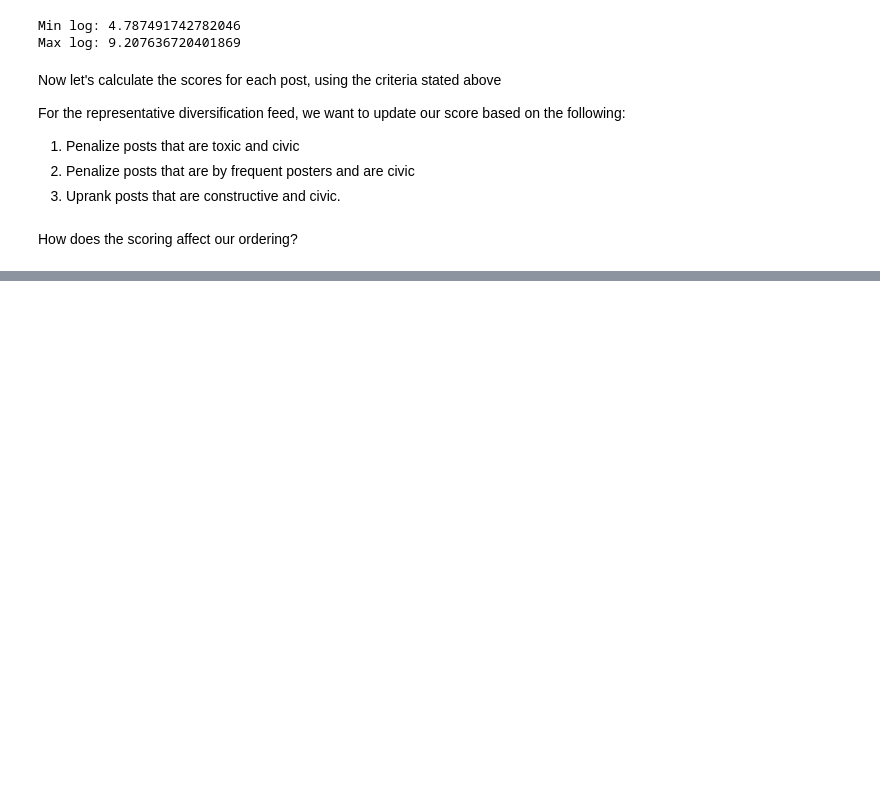
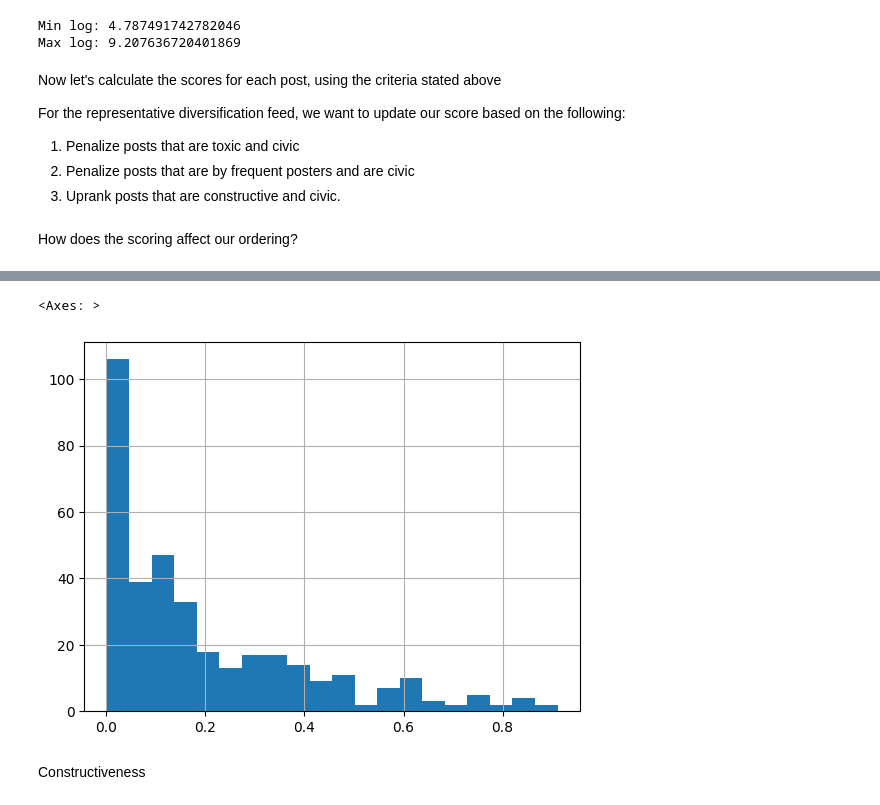
Before and after one commit to METResearchGroup/bluesky-research, a Jupyter notebook: services/rank_posts/rank_posts.ipynb, the cells around one changed output, grey strips where cells are left out. Saved outputs shown, nothing was run; the diff lists cells and outputs as text; code cells hidden in the pictures; blank space fills up the shorter version.

```diff
--- a/services/rank_posts/rank_posts.ipynb
+++ b/services/rank_posts/rank_posts.ipynb
@@ -740,0 +859,7 @@ rd_feed_df[["text", "total_engagement", "log_total_engagement", "rd_score"]].hea
+# %%
+enriched_posts_df["prob_toxic"].hist(bins=20)
+# %% [output]
+<Axes: >
+[figure, added]
+# %% [markdown]
+Constructiveness
```
Also changed, not shown: parts of 23 cells of this notebook, 2 other files.
